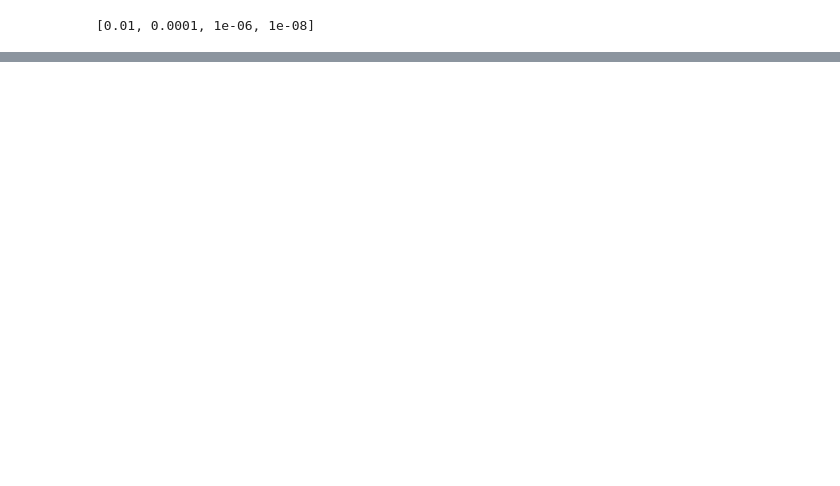
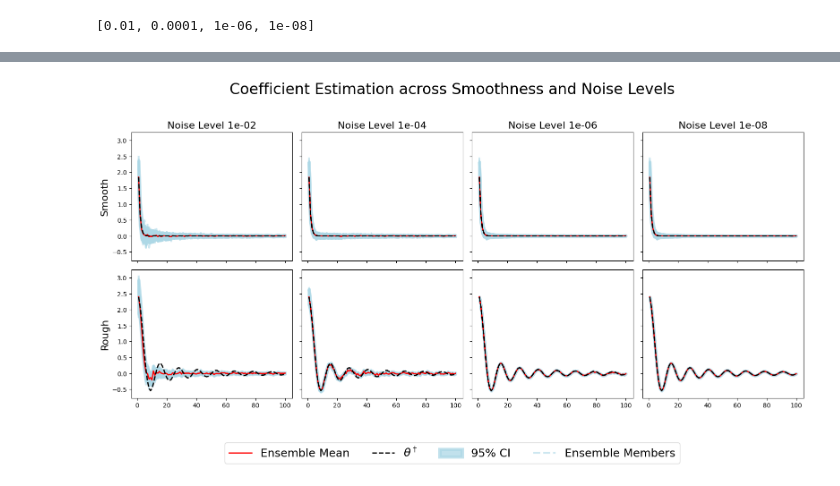
Before and after one commit to Tienstra/EarlyStoppingBIP, a Jupyter notebook: Notebooks/Linear.ipynb, the cells around one changed output, grey strips where cells are left out. Drawn from its saved outputs; the diff is of its cells as text; code cells hidden in the pictures; blank space fills up the shorter version.

Commit message:
updated plots

```diff
--- a/Notebooks/Linear.ipynb
+++ b/Notebooks/Linear.ipynb
@@ -96,9 +93,20 @@ noise_levels = [1e-2,1e-4,1e-6,1e-8]
 print(noise_levels)
 # %% [output]
 [0.01, 0.0001, 1e-06, 1e-08]
+# %%
+i_array =jnp.linspace(1, dim_parameters, dim_parameters)
+
+frough = jnp.apply_along_axis(lambda x: (5*jnp.sin(0.5*x))*x ** (-beta), 0, i_array)
+fsmooth = jnp.apply_along_axis(lambda x: (5*jnp.exp(-x)), 0, i_array)
+# %%
+data[0]['f0'] = fsmooth
+data[1]['f0'] = frough
 # %%
-results_list = []
-for noise_level in noise_levels:
-    results, f0 = run(dim_parameters, dim_observations, p, beta, num_particles, noise_level)
-    results_list.append(results)
+for i in range(len(data)):
+    f0 = data[i]['f0']
+    results_list = []
+    for noise_level in noise_levels:
+        results = run(f0, dim_parameters, dim_observations, p, num_particles, noise_level)
+        results_list.append(results)
+    data[i]["results"] = results_list
 # %% [output]
@@ -244,0 +130,67 @@ plt.show()
+# %%
+import jax.numpy as jnp
+import matplotlib.pyplot as plt
+
+i_array = jnp.linspace(1, 100, 100)
+q = jnp.array([0.025, 0.975])
+
+num_experiments = len(data)
+num_levels = len(data[0]["results"])  # assuming same number of noise levels for each
+
+fig, axes = plt.subplots(num_experiments, num_levels, figsize=(4*num_levels, 4*num_experiments), sharex=True, sharey=True)
+
+# Handle the case where there's only one experiment or one noise level
+if num_experiments == 1:
+    axes = [axes]
+if num_levels == 1:
+    axes = [[ax] for ax in axes]
+
+# Loop over experiments (rows)
+for row_idx, item in enumerate(data):
+    f0 = item["f0"]
+    type_label = item["type"]
+
+    for col_idx, results in enumerate(item["results"]):
+        ax = axes[row_idx][col_idx]
+        hat_coefs_f0_ensemble = results["ensemble_history"][-1]
+
+        # Plot individual ensemble members
+        ensemble_members_handle = ax.plot(
+            i_array, hat_coefs_f0_ensemble,
+            color="lightblue", linestyle="dashed", alpha=0.6, linewidth=3
+        )
+
+        # Ensemble mean
+        ensemble_mean_handle, = ax.plot(
+            i_array, jnp.mean(hat_coefs_f0_ensemble, axis=1),
+            color="red", linewidth=2, label="ensemble mean"
+        )
+
+        # True v0
+        f0_handle, = ax.plot(i_array, f0, color="black", label=r"$\theta^\dagger$",
+                             linestyle="dashed", linewidth=2)
+
+        # Quantiles
+        quantiles = jnp.quantile(hat_coefs_f0_ensemble, q, axis=1)
+        fill_handle = ax.fill_between(
+            i_array, quantiles[0], quantiles[1],
+            color="lightblue", alpha=0.75, label="95% CI", linewidth=5
+        )
+
+        # Axis labels
+        if col_idx == 0:
+            ax.set_ylabel(f"{type_label}", fontsize=16)
+        if row_idx == 0:
+            ax.set_title(f"Noise Level {noise_levels[col_idx]:.0e}", fontsize=16)
+
+# Common legend
+handles = [ensemble_mean_handle, f0_handle, fill_handle, ensemble_members_handle[0]]
+labels = ["Ensemble Mean", r"$\theta^\dagger$", "95% CI", "Ensemble Members"]
+fig.legend(handles, labels, loc='lower center', ncol=4, fontsize=18, bbox_to_anchor=(0.5, -0.1))
+
+# Main title
+fig.suptitle(r"Coefficient Estimation across Smoothness and Noise Levels", fontsize=24)
+plt.tight_layout(rect=[0, 0.05, 1, 0.95])
+plt.show()
+# %% [output]
+[figure, added]
```
Also changed, not shown: parts of 7 cells of this notebook.
